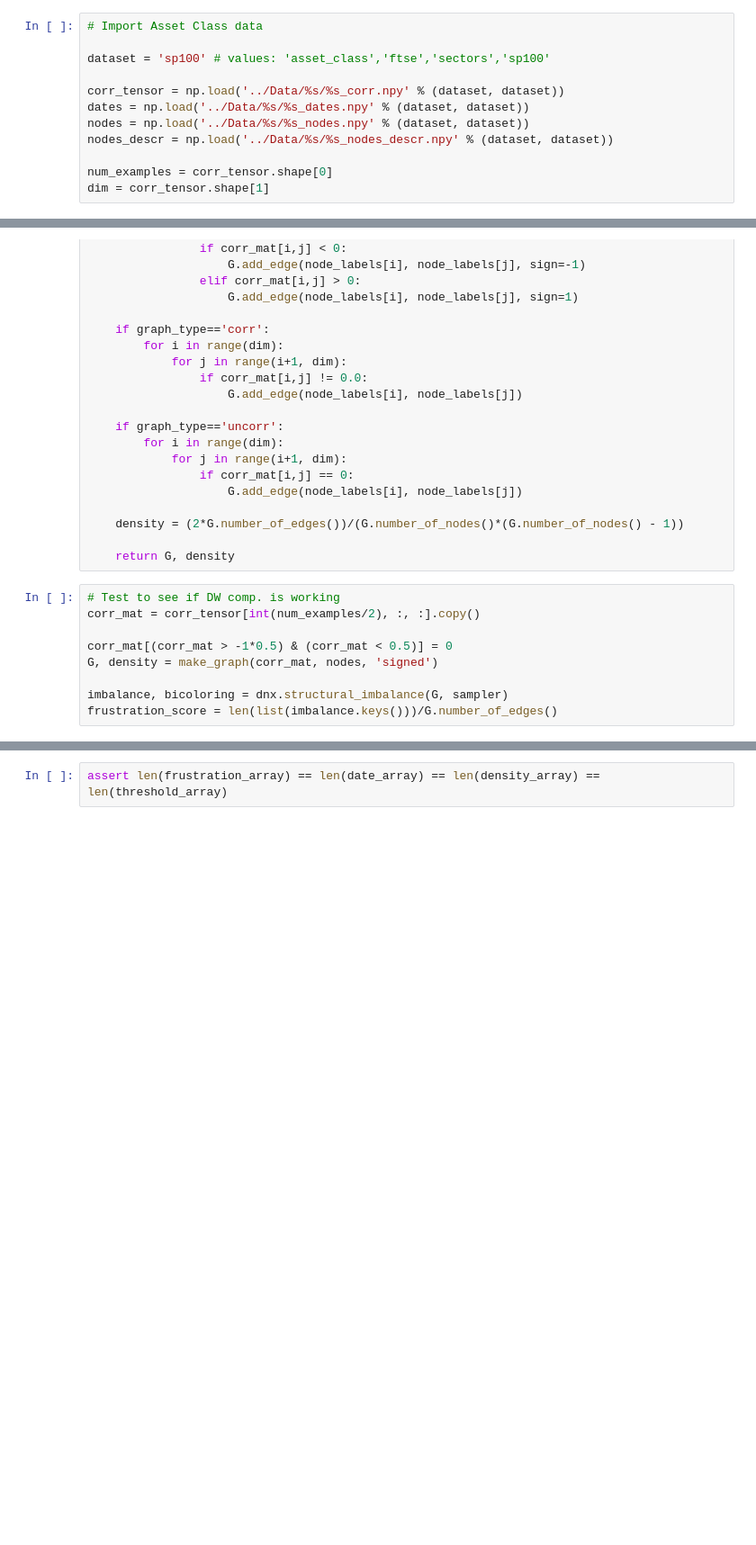
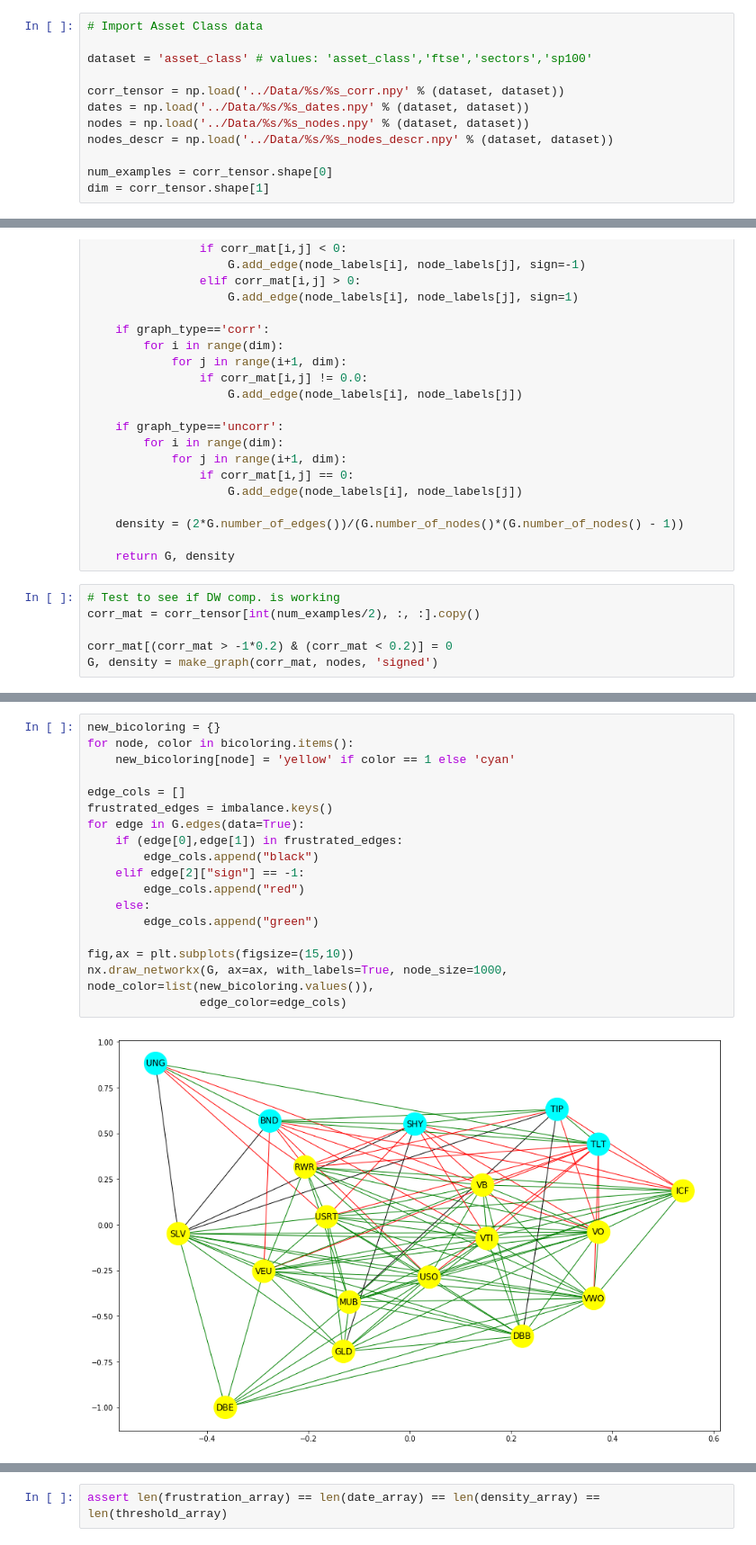
Before and after one commit to angadkalra/QuantumComputingProject, a Jupyter notebook: StructBalance/DataExperiments.ipynb, the cells around one changed output, grey strips where cells are left out. Shown at 90% size. Cells and saved outputs as stored; diff of their text form; blank space fills up the shorter version.

```diff
--- a/StructBalance/DataExperiments.ipynb
+++ b/StructBalance/DataExperiments.ipynb
@@ -21,7 +21,7 @@ sampler = EmbeddingComposite(DWaveSampler(solver=dwave_solver, token=api_key))
 # %%
 # Import Asset Class data
 
-dataset = 'sp100' # values: 'asset_class','ftse','sectors','sp100'
+dataset = 'asset_class' # values: 'asset_class','ftse','sectors','sp100'
 
 corr_tensor = np.load('../Data/%s/%s_corr.npy' % (dataset, dataset))
 dates = np.load('../Data/%s/%s_dates.npy' % (dataset, dataset))
@@ -69,10 +83,7 @@ def make_graph(corr_mat, node_labels, graph_type):
 # Test to see if DW comp. is working
 corr_mat = corr_tensor[int(num_examples/2), :, :].copy()
 
-corr_mat[(corr_mat > -1*0.5) & (corr_mat < 0.5)] = 0
+corr_mat[(corr_mat > -1*0.2) & (corr_mat < 0.2)] = 0
 G, density = make_graph(corr_mat, nodes, 'signed')
-
-imbalance, bicoloring = dnx.structural_imbalance(G, sampler)
-frustration_score = len(list(imbalance.keys()))/G.number_of_edges()
 # %%
 density
@@ -79,3 +132,23 @@ density
+# %%
+new_bicoloring = {}
+for node, color in bicoloring.items():
+    new_bicoloring[node] = 'yellow' if color == 1 else 'cyan'
+
+edge_cols = []
+frustrated_edges = imbalance.keys()
+for edge in G.edges(data=True):
+    if (edge[0],edge[1]) in frustrated_edges:
+        edge_cols.append("black")
+    elif edge[2]["sign"] == -1:
+        edge_cols.append("red")
+    else:
+        edge_cols.append("green")
+
+fig,ax = plt.subplots(figsize=(15,10))
+nx.draw_networkx(G, ax=ax, with_labels=True, node_size=1000, node_color=list(new_bicoloring.values()),
+                edge_color=edge_cols)
+# %% [output]
+[figure, added]
 # %%
 # Plot graph density for each threshold.
 thresh_array = []
```
Also changed, not shown: parts of 10 cells of this notebook, 26 other files.
